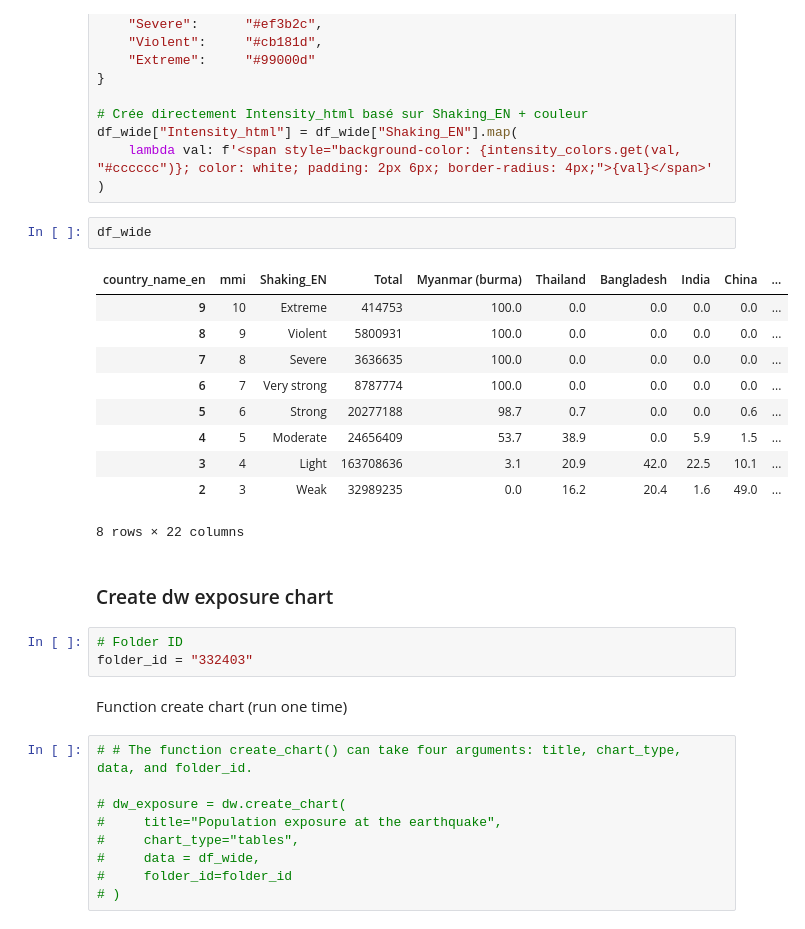
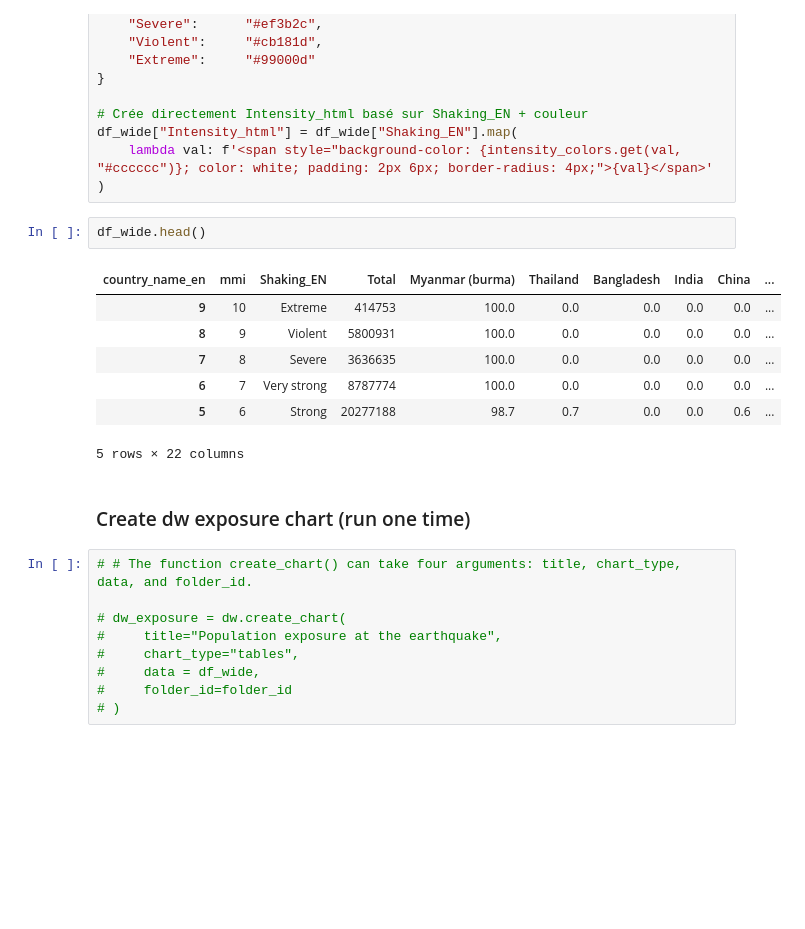
Before and after one commit to olafkoenig/2025_usgs_earthquake_mapping, a Jupyter notebook: usgs_datawrapper.ipynb, the cells around one changed output. Saved outputs shown, nothing was run; the diff lists cells and outputs as text; blank space fills up the shorter version.

```diff
--- a/usgs_datawrapper.ipynb
+++ b/usgs_datawrapper.ipynb
@@ -158,25 +186,17 @@ df_wide["Intensity_html"] = df_wide["Shaking_EN"].map(
     lambda val: f'<span style="background-color: {intensity_colors.get(val, "#cccccc")}; color: white; padding: 2px 6px; border-radius: 4px;">{val}</span>'
 )
 # %%
-df_wide
+df_wide.head()
 # %% [output]
 | country_name_en | mmi | Shaking_EN | Total | Myanmar (burma) | Thailand | Bangladesh | India | China | ... |
 | 9 | 10 | Extreme | 414753 | 100.0 | 0.0 | 0.0 | 0.0 | 0.0 | ... |
 | 8 | 9 | Violent | 5800931 | 100.0 | 0.0 | 0.0 | 0.0 | 0.0 | ... |
 | 7 | 8 | Severe | 3636635 | 100.0 | 0.0 | 0.0 | 0.0 | 0.0 | ... |
 | 6 | 7 | Very strong | 8787774 | 100.0 | 0.0 | 0.0 | 0.0 | 0.0 | ... |
 | 5 | 6 | Strong | 20277188 | 98.7 | 0.7 | 0.0 | 0.0 | 0.6 | ... |
-| 4 | 5 | Moderate | 24656409 | 53.7 | 38.9 | 0.0 | 5.9 | 1.5 | ... |
-| 3 | 4 | Light | 163708636 | 3.1 | 20.9 | 42.0 | 22.5 | 10.1 | ... |
-| 2 | 3 | Weak | 32989235 | 0.0 | 16.2 | 20.4 | 1.6 | 49.0 | ... |
-8 rows × 22 columns
+5 rows × 22 columns
 # %% [markdown]
-### Create dw exposure chart
+### Create dw exposure chart (run one time)
-# %%
-# Folder ID
-folder_id = "332403"
-# %% [markdown]
-Function create chart (run one time)
 # %%
 # # The function create_chart() can take four arguments: title, chart_type, data, and folder_id.
 
```
Also changed, not shown: parts of 22 cells of this notebook, 3 other files.
